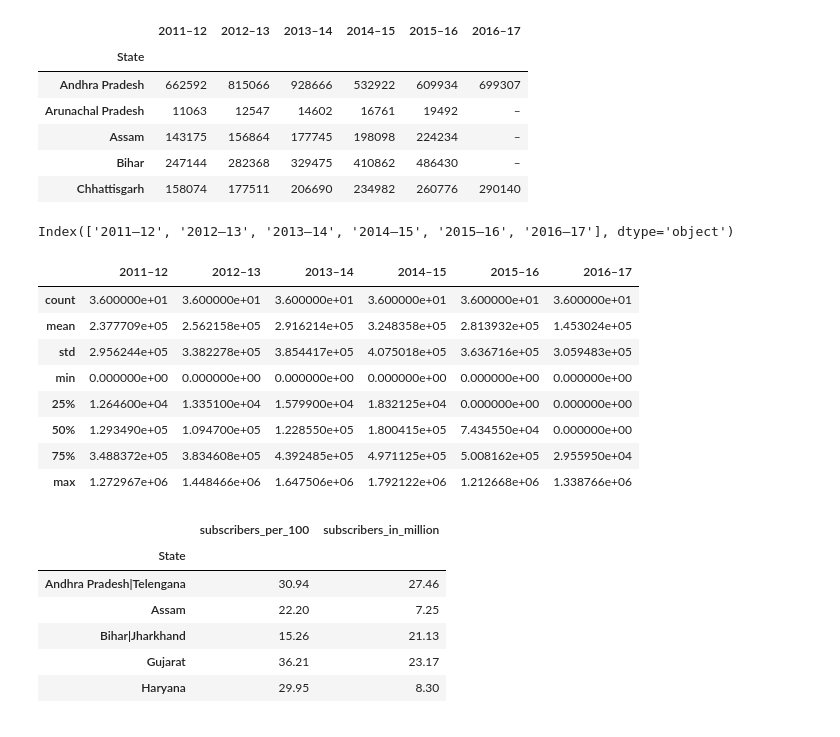
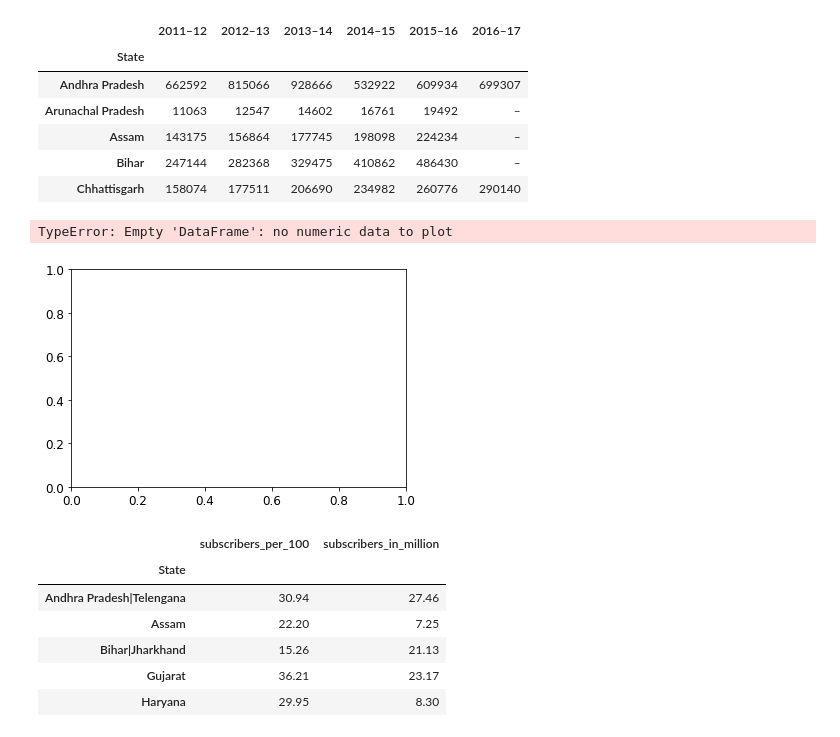
Before and after one commit to SiddalingeshaDS/Data-Incubator, a Jupyter notebook: District wise Rural vs Urban - Stats analysis.ipynb, the cells around one changed output. Cells and saved outputs as stored; diff of their text form; code cells hidden in the pictures.

Commit message:
adding gdp plot

```diff
--- a/District wise Rural vs Urban - Stats analysis.ipynb
+++ b/District wise Rural vs Urban - Stats analysis.ipynb
@@ -306,24 +306,34 @@ gdp_df.head()
 | Assam | 143175 | 156864 | 177745 | 198098 | 224234 | – |
 | Bihar | 247144 | 282368 | 329475 | 410862 | 486430 | – |
 | Chhattisgarh | 158074 | 177511 | 206690 | 234982 | 260776 | 290140 |
-# %%
-gdp_df.columns
-# %% [output]
-Index(['2011–12', '2012–13', '2013–14', '2014–15', '2015–16', '2016–17'], dtype='object')
+# %%
+gdp_df['2011–12'] = gdp_df['2011–12'].str.replace('–', '0')
+gdp_df['2012–13'] = gdp_df['2012–13'].str.replace('–', '0')
+gdp_df['2013–14'] = gdp_df['2013–14'].str.replace('–', '0')
+gdp_df['2014–15'] = gdp_df['2014–15'].str.replace('–', '0')
+gdp_df['2015–16'] = gdp_df['2015–16'].str.replace('–', '0')
+gdp_df['2016–17'] = gdp_df['2016–17'].str.replace('–', '0')
+
+
+# ,'2012–13','2013–14','2014–15','2015–16','2016–17'].str.replace('–', np.NaN)
+# %%
+gdp_df[['2011–12','2012–13','2013–14','2014–15','2015–16','2016–17']] = gdp_df[['2011–12','2012–13','2013–14','2014–15','2015–16','2016–17']].astype(int)
 # %%
 gdp_df = gdp_df.apply(lambda x: x.replace('–', '').replace('', 0).astype(int))
 # %%
 gdp_df.describe()
+gdp_df = gdp_df.dropna()
-# %% [output]
-|  | 2011–12 | 2012–13 | 2013–14 | 2014–15 | 2015–16 | 2016–17 |
-| count | 3.600000e+01 | 3.600000e+01 | 3.600000e+01 | 3.600000e+01 | 3.600000e+01 | 3.600000e+01 |
-| mean | 2.377709e+05 | 2.562158e+05 | 2.916214e+05 | 3.248358e+05 | 2.813932e+05 | 1.453024e+05 |
-| std | 2.956244e+05 | 3.382278e+05 | 3.854417e+05 | 4.075018e+05 | 3.636716e+05 | 3.059483e+05 |
-| min | 0.000000e+00 | 0.000000e+00 | 0.000000e+00 | 0.000000e+00 | 0.000000e+00 | 0.000000e+00 |
-| 25% | 1.264600e+04 | 1.335100e+04 | 1.579900e+04 | 1.832125e+04 | 0.000000e+00 | 0.000000e+00 |
-| 50% | 1.293490e+05 | 1.094700e+05 | 1.228550e+05 | 1.800415e+05 | 7.434550e+04 | 0.000000e+00 |
-| 75% | 3.488372e+05 | 3.834608e+05 | 4.392485e+05 | 4.971125e+05 | 5.008162e+05 | 2.955950e+04 |
-| max | 1.272967e+06 | 1.448466e+06 | 1.647506e+06 | 1.792122e+06 | 1.212668e+06 | 1.338766e+06 |
+# %%
+fig = plt.figure()
+ax = fig.add_subplot(111)
+gdp_df[['2011–12', '2012–13', '2013–14']].plot.bar(figsize=(20,10), ax=ax, position=0)
+for tick in ax.get_xticklabels():
+        tick.set_rotation(90)
+plt.xticks(rotation=90)
+plt.show()
+# %% [output]
+TypeError: Empty 'DataFrame': no numeric data to plot
+[figure, added]
 # %%
 '''
 data obtained from http://164.100.47.190/loksabhaquestions/annex/11/AS83.pdf
```
